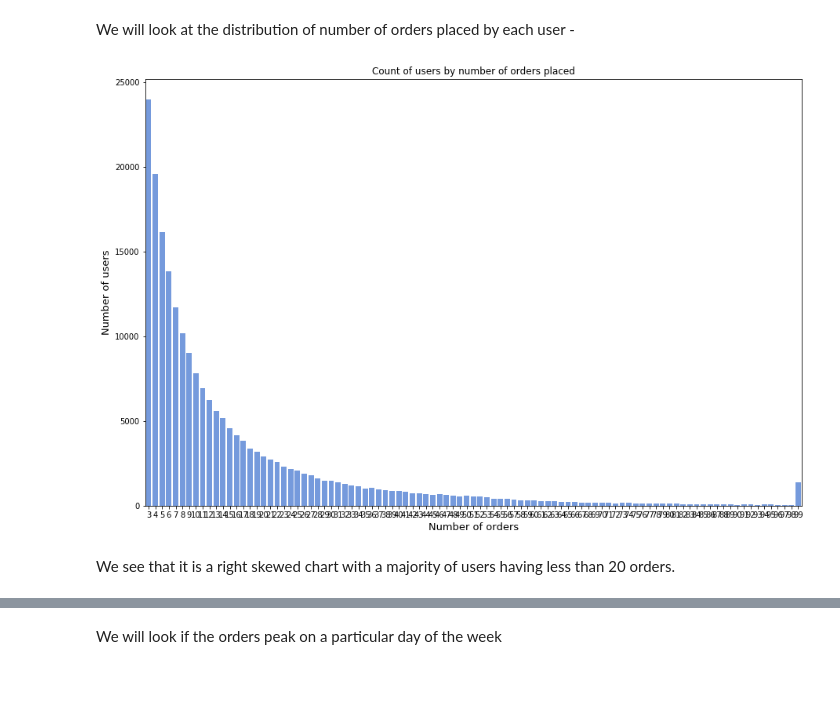
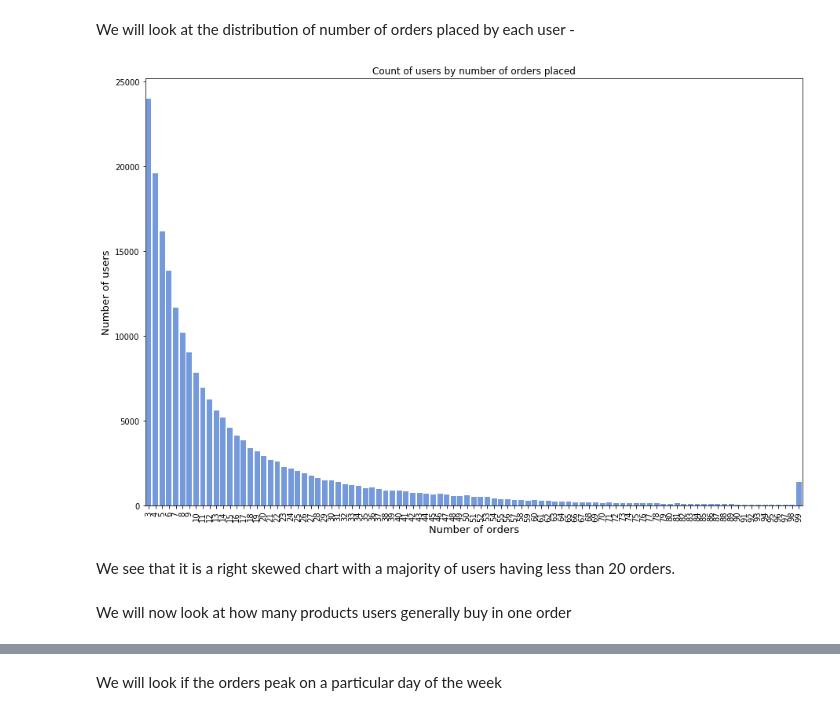
Before and after one commit to yashwanthky/Instacart_Market_Basket_Analysis, a Jupyter notebook: Data_Loading_Exploration.ipynb, the cells around one changed output, grey strips where cells are left out. Drawn from its saved outputs; the diff is of its cells as text; code cells hidden in the pictures; blank space fills up the shorter version.

```diff
--- a/Data_Loading_Exploration.ipynb
+++ b/Data_Loading_Exploration.ipynb
@@ -224,10 +224,13 @@ user_order.columns = ['Order_Count','Users']
 # %%
 plt.figure(figsize=(15,10))
 sns.barplot(x='Order_Count', y='Users',data=user_order, color='cornflowerblue')
 plt.ylabel('Number of users', fontsize=13)
 plt.xlabel('Number of orders', fontsize=13)
+plt.xticks(rotation='vertical')
 plt.title('Count of users by number of orders placed');
 # %% [output]
-[figure, old version]
+[figure, new version]
 # %% [markdown]
 We see that it is a right skewed chart with a majority of users having less than 20 orders.
+# %% [markdown]
+We will now look at how many products users generally buy in one order
```
Also changed, not shown: parts of 20 cells of this notebook.
